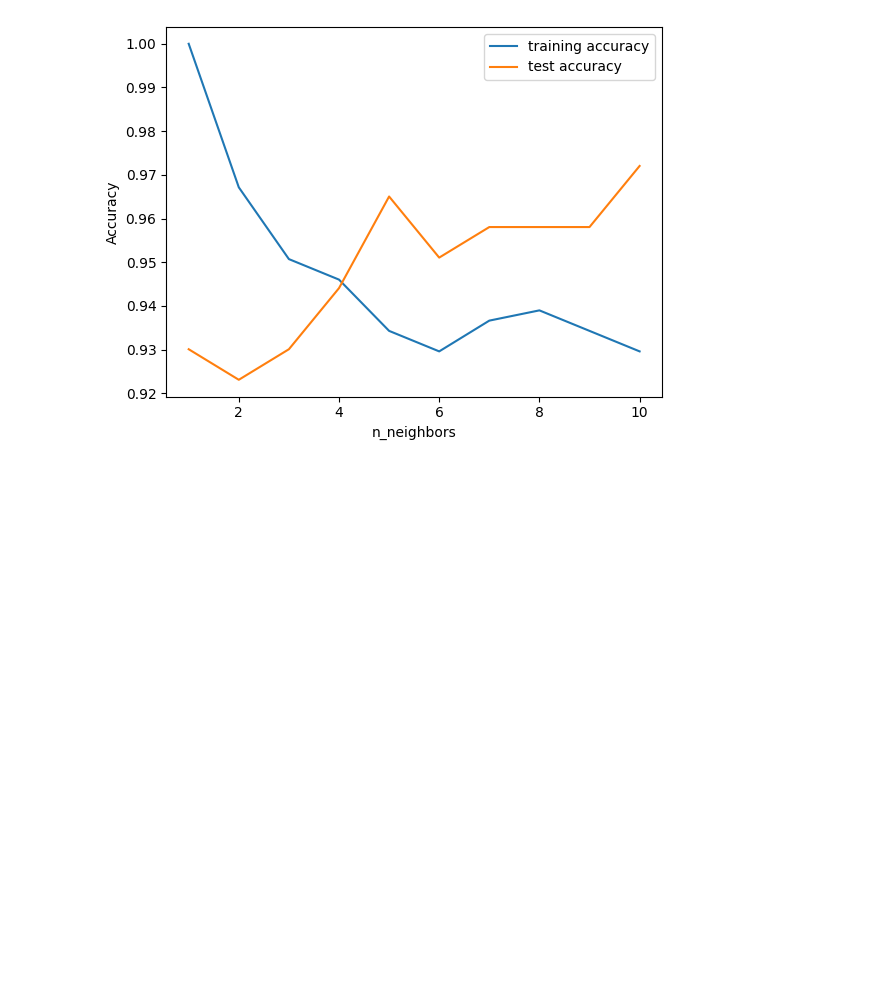
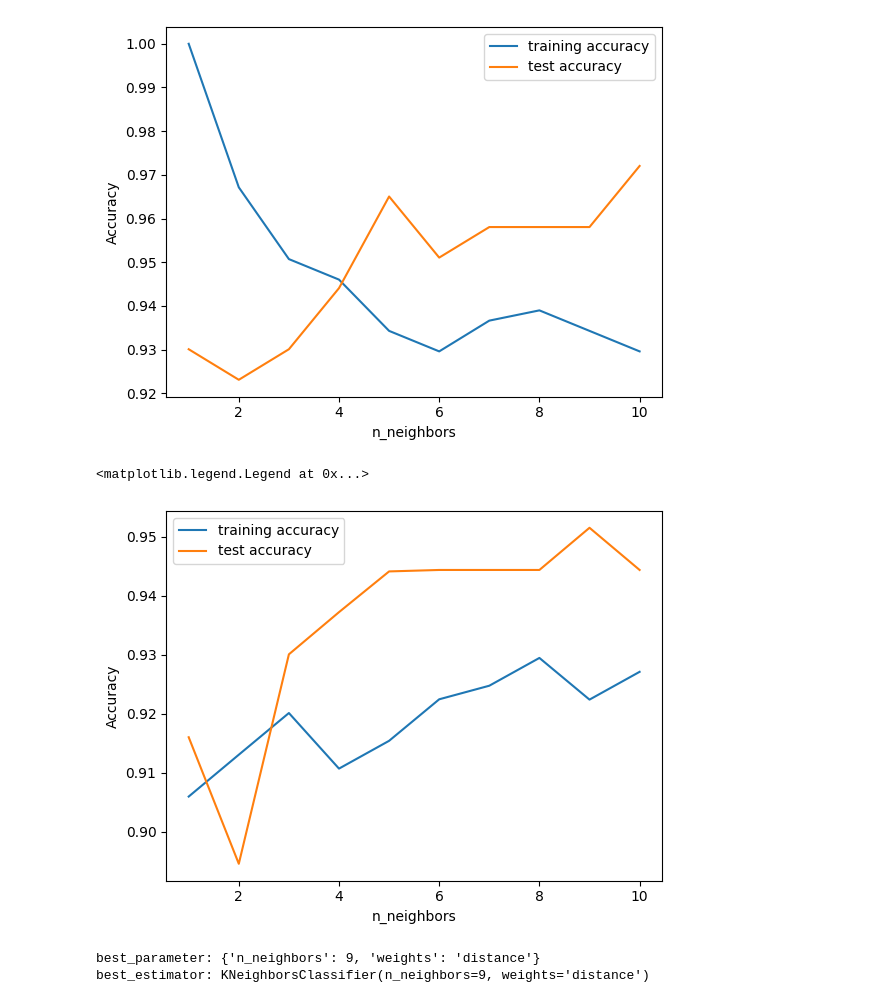
Before and after one commit to Saharuth/MachineLearning, a Jupyter notebook: MNIST/KNeighborsClassifier.ipynb, the cells around one changed output. Saved outputs shown, nothing was run; the diff lists cells and outputs as text; code cells hidden in the pictures; blank space fills up the shorter version.

```diff
--- a/MNIST/KNeighborsClassifier.ipynb
+++ b/MNIST/KNeighborsClassifier.ipynb
@@ -207,12 +207,49 @@ plt.legend()
 # %% [output]
 <matplotlib.legend.Legend at 0x...>
 [figure]
+# %%
+from sklearn.neighbors import KNeighborsClassifier
+from sklearn.model_selection import cross_val_score
+import matplotlib.pyplot as plt
+import numpy as np
+
+training_accuracy = []
+test_accuracy = []
+
+neighbors_settings = range(1, 11)
+
+for n_neighbors in neighbors_settings:
+  clf1 = KNeighborsClassifier(n_neighbors=n_neighbors)
+  clf2 = KNeighborsClassifier(n_neighbors=n_neighbors)
+
+  training_accuracy.append(np.mean(
+      cross_val_score(clf1, X_train, y_train, cv=5, scoring="accuracy")))
+  test_accuracy.append(np.mean(
+      cross_val_score(clf2, X_test, y_test, cv=5, scoring="accuracy")))
+
+plt.plot(neighbors_settings, training_accuracy, label="training accuracy")
+plt.plot(neighbors_settings, test_accuracy, label="test accuracy")
+plt.ylabel("Accuracy")
+plt.xlabel("n_neighbors")
+plt.legend()
+# %% [output]
+<matplotlib.legend.Legend at 0x...>
+[figure, added]
 # %%
 from sklearn.model_selection import GridSearchCV
 
-param_grid = []
+param_grid = dict(
+    n_neighbors=[1, 2, 3, 4, 5, 6, 7, 8, 9, 10],
+    weights=['uniform', 'distance'],
+)
 
 grid_search = GridSearchCV(clf, param_grid, cv=5,
-                           scoring="neg_mean_squred_error",
+                           scoring='accuracy',
                            return_train_score=True)
 grid_search.fit(X_test, y_test)
+
+print('best_parameter: {}'.format(grid_search.best_params_))
+print('best_estimator: {}'.format(grid_search.best_estimator_))
+# %% [output]
+best_parameter: {'n_neighbors': 9, 'weights': 'distance'}
+best_estimator: KNeighborsClassifier(n_neighbors=9, weights='distance')
```
Also changed, not shown: parts of 1 cell of this notebook.
